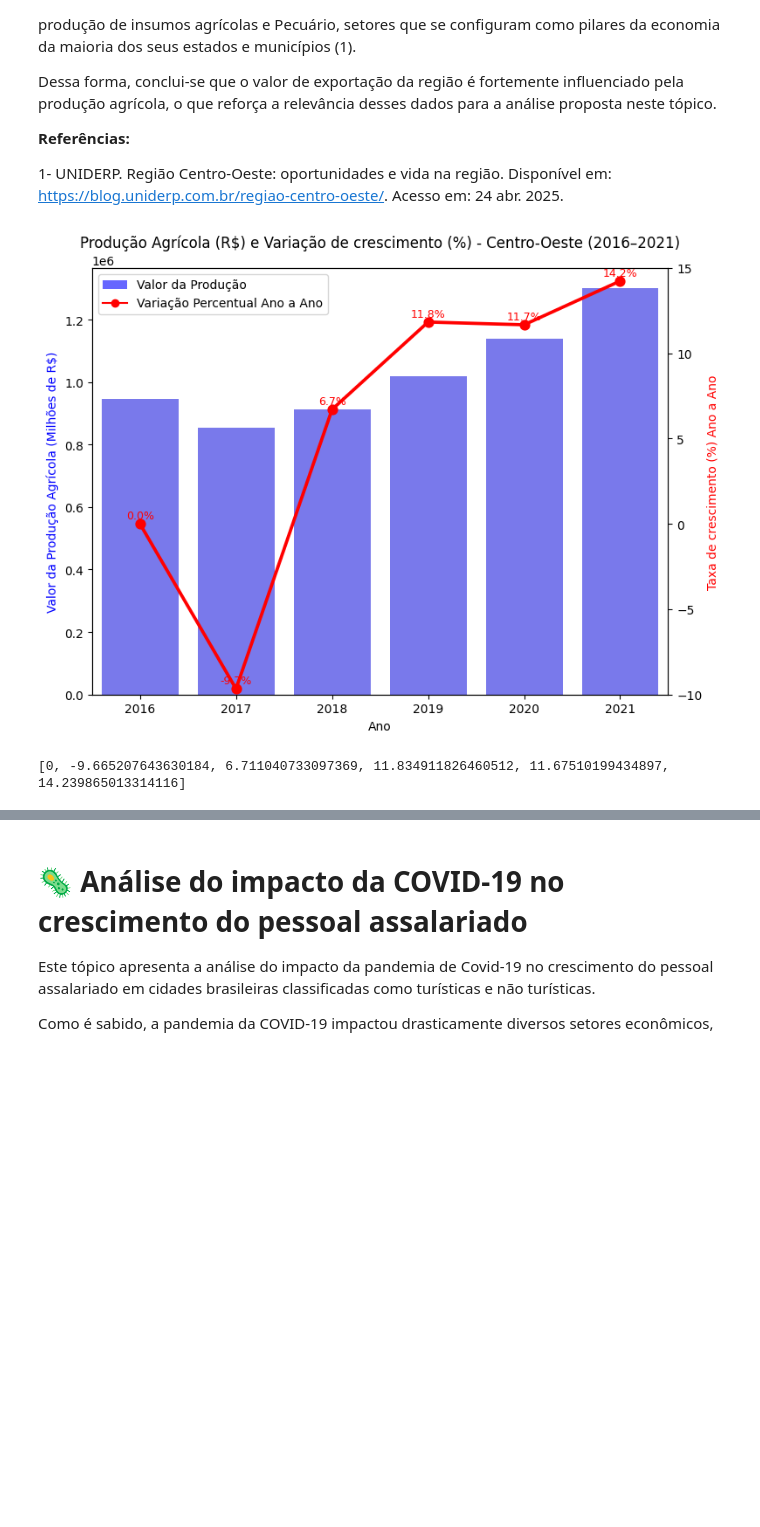
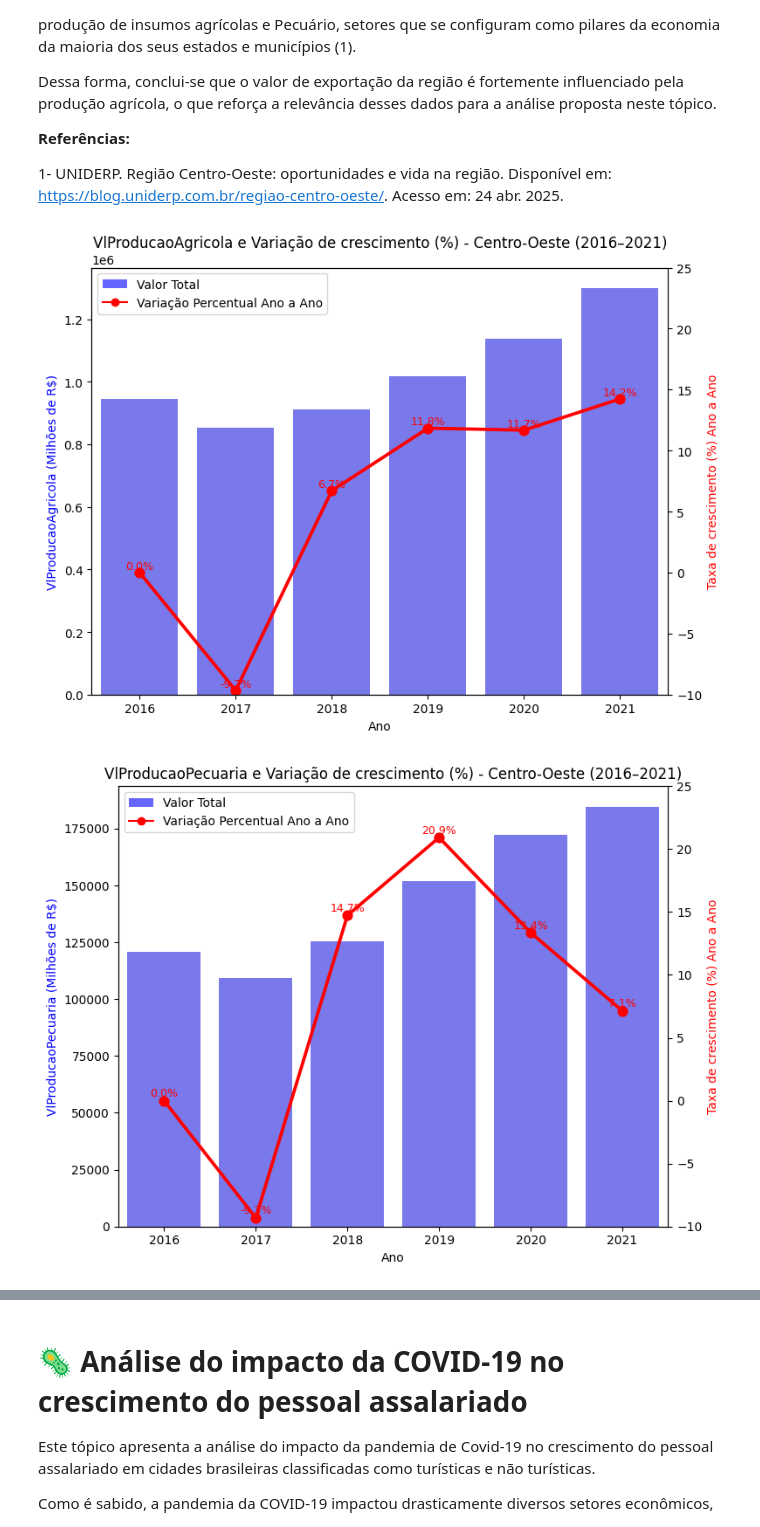
Before and after one commit to amandacmelo/Projeto-Ciencia-de-Dados, a Jupyter notebook: Análise Exploratória dos Dados/Análise_exploratória_dos_dados_Atividade_agrícola_e_Impacto_do_Covid_19.ipynb, the cells around one changed output, grey strips where cells are left out. Cells and saved outputs as stored; diff of their text form; code cells hidden in the pictures; blank space fills up the shorter version.

```diff
--- a/Análise Exploratória dos Dados/Análise_exploratória_dos_dados_Atividade_agrícola_e_Impacto_do_Covid_19.ipynb
+++ b/Análise Exploratória dos Dados/Análise_exploratória_dos_dados_Atividade_agrícola_e_Impacto_do_Covid_19.ipynb
@@ -49,51 +51,54 @@ Dessa forma, conclui-se que o valor de exportação da região é fortemente inf
 # %%
 import pandas as pd
 import seaborn as sns
 import matplotlib.pyplot as plt
 from matplotlib.lines import Line2D
 from matplotlib.patches import Patch
 
-dados_Centro_Oeste = dados[dados["Regiao"] == "Centro-Oeste"]
-dados_Centro_Oeste = dados_Centro_Oeste.groupby("Ano")["VlProducaoAgricola"].sum().reset_index()
+def gerar_grafico(dados, variavel, ylim_valores=None, ylim_percentual=(-10, 25)):
+    dados_Centro_Oeste = dados[dados["Regiao"] == "Centro-Oeste"]
+    dados_Centro_Oeste = dados_Centro_Oeste.groupby("Ano")[variavel].sum().reset_index()
 
+    valores = list(dados_Centro_Oeste[variavel])
+    diferencas = [0]
+    for i in range(1, len(valores)):
+        x = (((valores[i] - valores[i - 1]) / valores[i - 1]) * 100)
+        diferencas.append(x)
 
-valores = list(dados_Centro_Oeste["VlProducaoAgricola"])
-diferencas = [0]
+    dados_Centro_Oeste["DiferencaAnoAnterior"] = diferencas
 
-for i in range(1, len(valores)):
-    x = (((valores[i] - valores[i - 1]) / valores[i - 1]) * 100)
-    diferencas.append(x)
+    fig, ax1 = plt.subplots(figsize=(8, 6))
 
-dados_Centro_Oeste["DiferencaAnoAnterior"] = diferencas
+    sns.barplot(data=dados_Centro_Oeste, x="Ano", y=variavel, color="blue", alpha=0.6, ax=ax1)
+    ax1.set_ylabel(f"{variavel} (Milhões de R$)", color="blue")
 
+    if ylim_valores:
+        ax1.set_ylim(ylim_valores)
 
-fig, ax1 = plt.subplots(figsize=(8, 6))
+    ax2 = ax1.twinx()
+    sns.pointplot(data=dados_Centro_Oeste, x="Ano", y="DiferencaAnoAnterior", color="red", ax=ax2)
+    ax2.set_ylabel("Taxa de crescimento (%) Ano a Ano", color='red')
+    ax2.set_ylim(ylim_percentual)
 
-sns.barplot(data=dados_Centro_Oeste, x="Ano", y="VlProducaoAgricola", color="blue", alpha=0.6, ax=ax1)
-ax1.set_ylabel("Valor da Produção Agrícola (Milhões de R$)", color= "blue")
+    for i, valor in enumerate(dados_Centro_Oeste["DiferencaAnoAnterior"]):
+        ax2.text(i, valor + 0.3, f'{valor:.1f}%', color='red', ha='center', fontsize=9)
 
-ax2 = ax1.twinx()
+    plt.title(f"{variavel.replace('_', ' ')} e Variação de crescimento (%) - Centro-Oeste (2016–2021)")
+    ax1.set_xlabel("Ano")
 
-sns.pointplot(data=dados_Centro_Oeste, x="Ano", y="DiferencaAnoAnterior", color="red", ax=ax2)
-ax2.set_ylabel("Taxa de crescimento (%) Ano a Ano", color='red')
-ax2.set_ylim(-10, 15)
+    legend_elements = [
+        Patch(facecolor='blue', alpha=0.6, label='Valor Total'),
+        Line2D([0], [0], marker='o', color='red', label='Variação Percentual Ano a Ano')
+    ]
+    ax1.legend(handles=legend_elements, loc='upper left')
 
-for i, valor in enumerate(dados_Centro_Oeste["DiferencaAnoAnterior"]):
-    ax2.text(i, valor + 0.3, f'{valor:.1f}%', color='red', ha='center', fontsize=9)
+    plt.tight_layout()
+    plt.show()
 
-plt.title("Produção Agrícola (R$) e Variação de crescimento (%) - Centro-Oeste (2016–2021)")
-ax1.set_xlabel("Ano")
-
-legend_elements = [
-    Patch(facecolor='blue', alpha=0.6, label='Valor da Produção'),
-    Line2D([0], [0], marker='o', color='red', label='Variação Percentual Ano a Ano')
-]
-ax1.legend(handles=legend_elements, loc='upper left')
-
-plt.tight_layout()
-plt.show()
-
-print(diferencas)
+gerar_grafico(dados, "VlProducaoAgricola", ylim_valores=None, ylim_percentual=(-10, 25))
+gerar_grafico(dados, "VlProducaoPecuaria", ylim_valores=None, ylim_percentual=(-10, 25))
+gerar_grafico(dados, "Exportacoes_US$", ylim_valores=None, ylim_percentual=(-10, 83))
+gerar_grafico(dados, "PessoalAssalariado", ylim_valores=None, ylim_percentual=(-10, 10))
 # %% [output]
-[figure, old version]
+[figure, new version]
-[0, -9.665207643630184, 6.711040733097369, 11.834911826460512, 11.67510199434897, 14.239865013314116]
+[figure, added]
```
Also changed, not shown: parts of 14 cells of this notebook.
